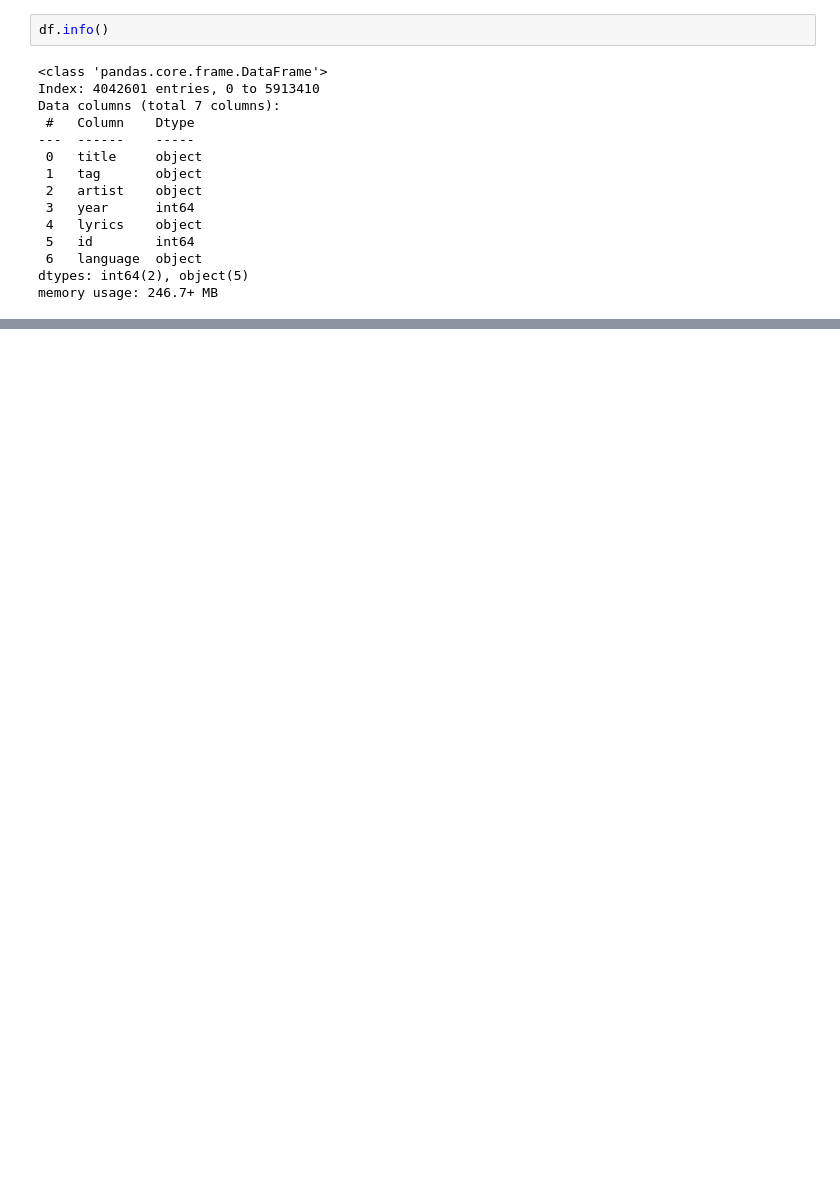
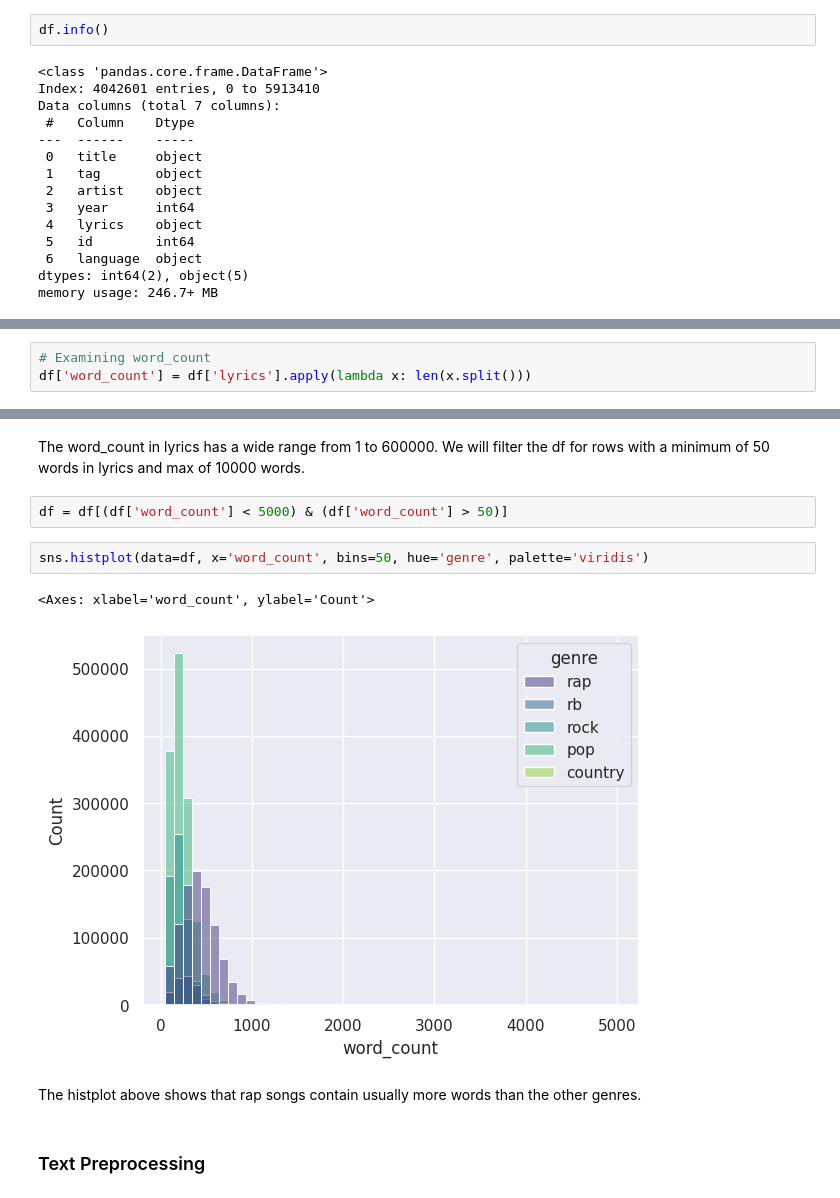
Before and after one commit to dbellenberg/GenrefromLyrics, a Jupyter notebook: notebooks/ds2.ipynb, the cells around one changed output, grey strips where cells are left out. Drawn from its saved outputs; the diff is of its cells as text; blank space fills up the shorter version.

Commit message:
first EDA and text preprocess

```diff
--- a/notebooks/ds2.ipynb
+++ b/notebooks/ds2.ipynb
@@ -144,0 +294,3 @@ memory usage: 246.7+ MB
+# %%
+# Examining word_count
+df['word_count'] = df['lyrics'].apply(lambda x: len(x.split()))
@@ -144,0 +309,13 @@ memory usage: 246.7+ MB
+# %% [markdown]
+The word_count in lyrics has a wide range from 1 to 600000. We will filter the df for rows with a minimum of 50 words in lyrics and max of 10000 words.
+# %%
+df = df[(df['word_count'] < 5000) & (df['word_count'] > 50)]
+# %%
+sns.histplot(data=df, x='word_count', bins=50, hue='genre', palette='viridis')
+# %% [output]
+<Axes: xlabel='word_count', ylabel='Count'>
+[figure, added]
+# %% [markdown]
+The histplot above shows that rap songs contain usually more words than the other genres.
+# %% [markdown]
+### Text Preprocessing
```
Also changed, not shown: parts of 24 cells of this notebook.
